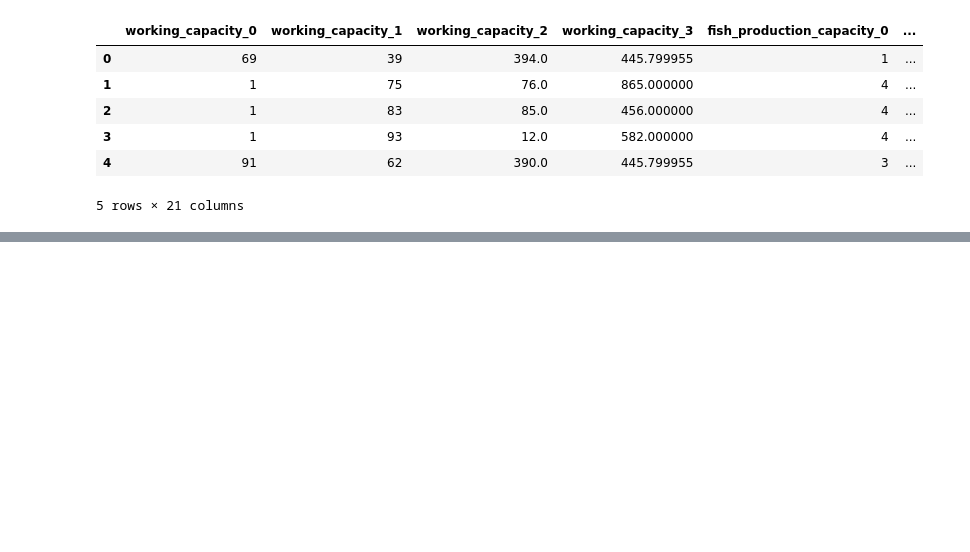
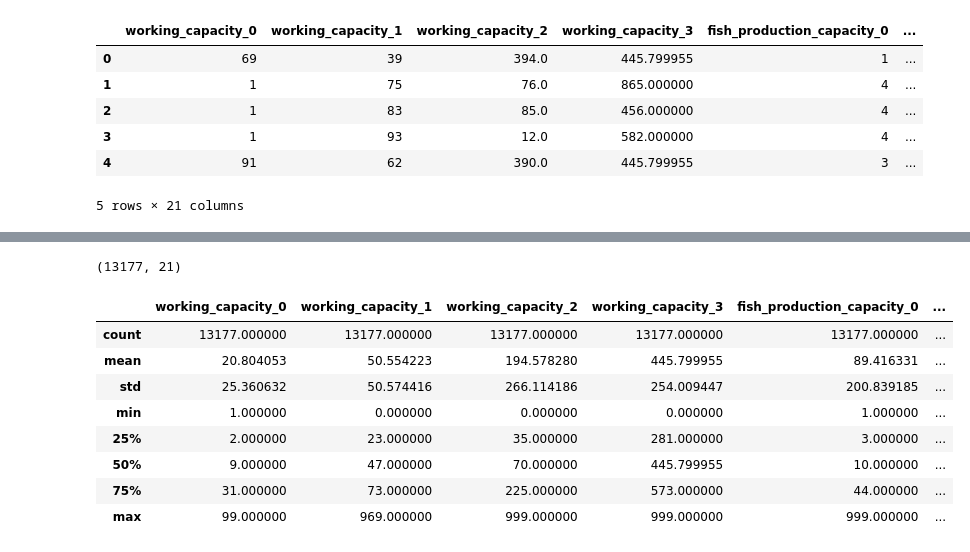
Before and after one commit to Bryan-Az/TF-PyTorch-Jax, a Jupyter notebook: Numpy-NN/Numpy_NN.ipynb, the cells around one changed output, grey strips where cells are left out. Saved outputs shown, nothing was run; the diff lists cells and outputs as text; code cells hidden in the pictures; blank space fills up the shorter version.

```diff
--- a/Numpy-NN/Numpy_NN.ipynb
+++ b/Numpy-NN/Numpy_NN.ipynb
@@ -24,0 +54,16 @@ environmental_data.head()
+# %%
+environmental_data.shape
+# %% [output]
+(13177, 21)
+# %%
+environmental_data.describe()
+# %% [output]
+|  | working_capacity_0 | working_capacity_1 | working_capacity_2 | working_capacity_3 | fish_production_capacity_0 | ... |
+| count | 13177.000000 | 13177.000000 | 13177.000000 | 13177.000000 | 13177.000000 | ... |
+| mean | 20.804053 | 50.554223 | 194.578280 | 445.799955 | 89.416331 | ... |
+| std | 25.360632 | 50.574416 | 266.114186 | 254.009447 | 200.839185 | ... |
+| min | 1.000000 | 0.000000 | 0.000000 | 0.000000 | 1.000000 | ... |
+| 25% | 2.000000 | 23.000000 | 35.000000 | 281.000000 | 3.000000 | ... |
+| 50% | 9.000000 | 47.000000 | 70.000000 | 445.799955 | 10.000000 | ... |
+| 75% | 31.000000 | 73.000000 | 225.000000 | 573.000000 | 44.000000 | ... |
+| max | 99.000000 | 969.000000 | 999.000000 | 999.000000 | 999.000000 | ... |
```
Also changed, not shown: parts of 39 cells of this notebook.
